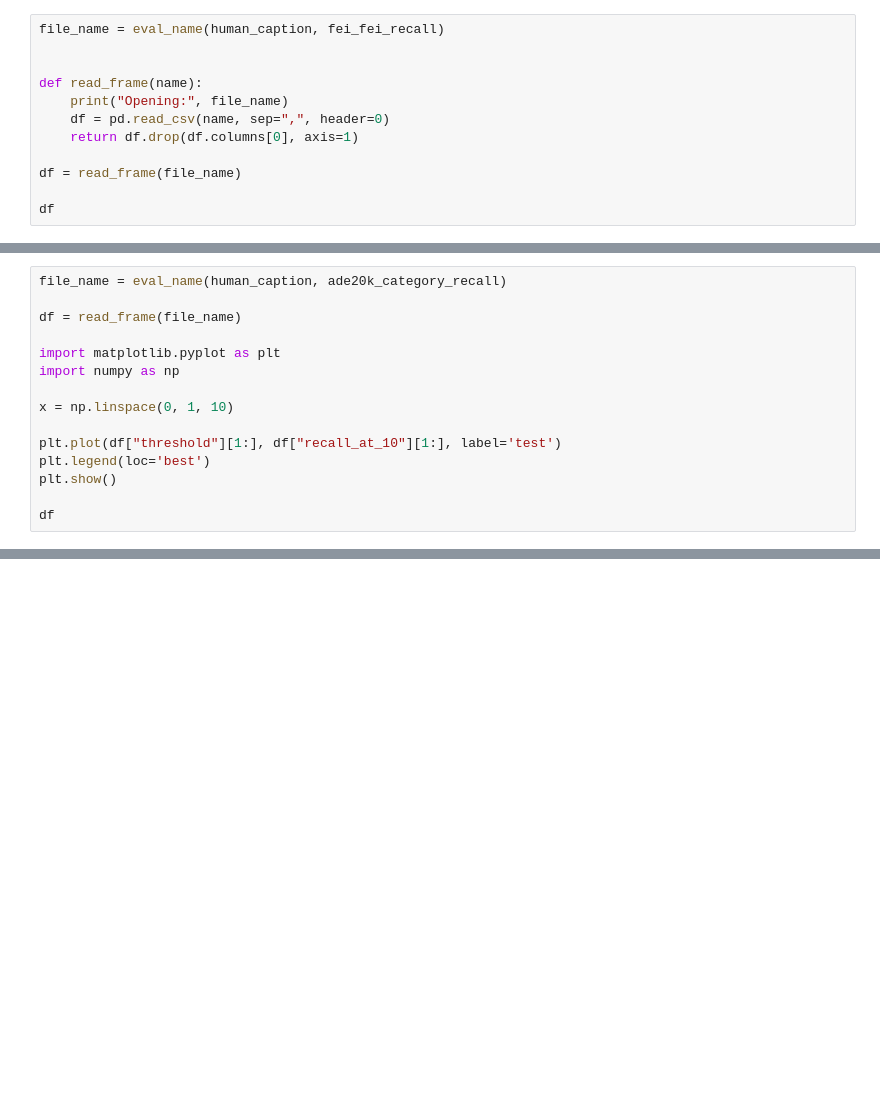
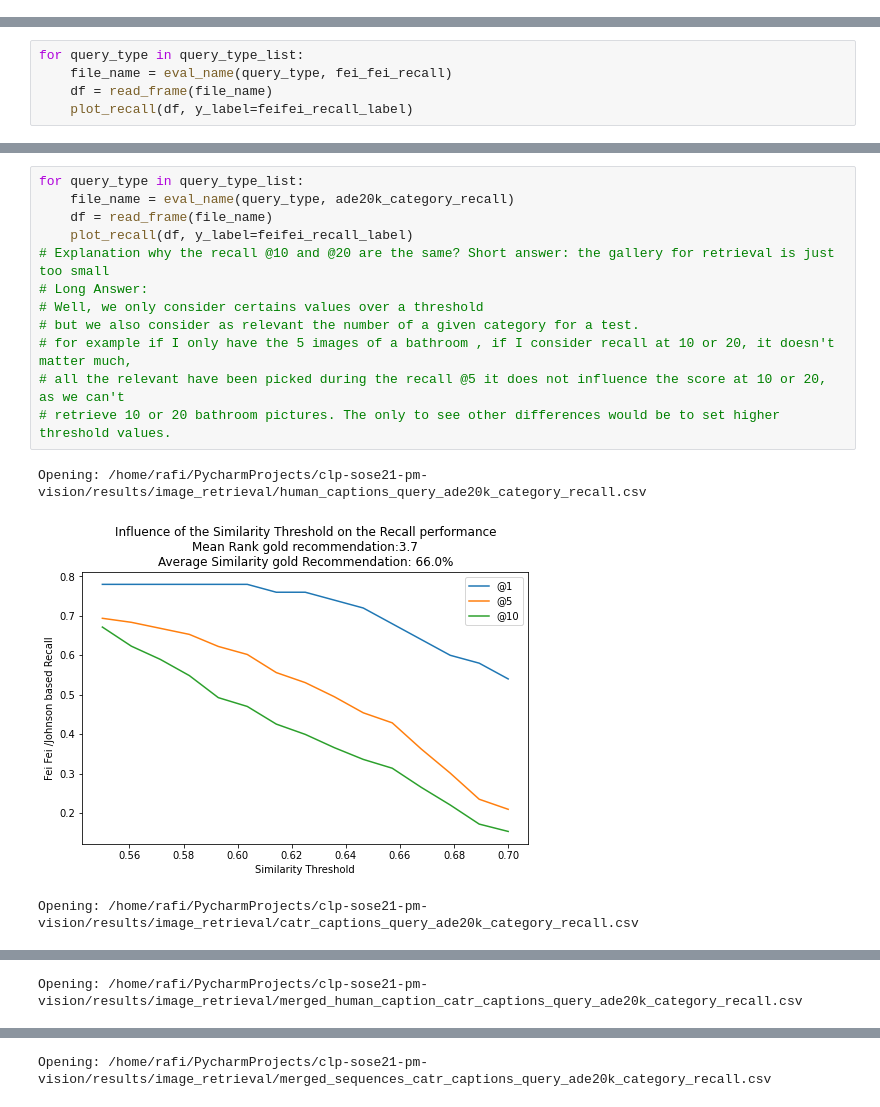
Before and after one commit to compling-potsdam/clp-sose21-pm-vision, a Jupyter notebook: avatar_sgg/notebooks/plot_metrics.ipynb, the cells around one changed output, grey strips where cells are left out. Drawn from its saved outputs; the diff is of its cells as text; blank space fills up the shorter version.

Commit message:
Plot Some Metrics

```diff
--- a/avatar_sgg/notebooks/plot_metrics.ipynb
+++ b/avatar_sgg/notebooks/plot_metrics.ipynb
@@ -27,12 +13,0 @@ ade20k_category_recall = "ade20k_category_recall"
-# %%
-file_name = eval_name(human_caption, fei_fei_recall)
-
-
-def read_frame(name):
-    print("Opening:", file_name)
-    df = pd.read_csv(name, sep=",", header=0)
-    return df.drop(df.columns[0], axis=1)
-
-df = read_frame(file_name)
-
-df
@@ -58,15 +13,0 @@ df
-# %%
-file_name = eval_name(human_caption, ade20k_category_recall)
-
-df = read_frame(file_name)
-
-import matplotlib.pyplot as plt
-import numpy as np
-
-x = np.linspace(0, 1, 10)
-
-plt.plot(df["threshold"][1:], df["recall_at_10"][1:], label='test')
-plt.legend(loc='best')
-plt.show()
-
-df
@@ -91,0 +52,5 @@ df
+# %%
+for query_type in query_type_list:
+    file_name = eval_name(query_type, fei_fei_recall)
+    df = read_frame(file_name)
+    plot_recall(df, y_label=feifei_recall_label)
@@ -91,0 +66,16 @@ df
+# %%
+for query_type in query_type_list:
+    file_name = eval_name(query_type, ade20k_category_recall)
+    df = read_frame(file_name)
+    plot_recall(df, y_label=feifei_recall_label)
+# Explanation why the recall @10 and @20 are the same? Short answer: the gallery for retrieval is just too small
+# Long Answer:
+# Well, we only consider certains values over a threshold
+# but we also consider as relevant the number of a given category for a test.
+# for example if I only have the 5 images of a bathroom , if I consider recall at 10 or 20, it doesn't matter much,
+# all the relevant have been picked during the recall @5 it does not influence the score at 10 or 20, as we can't
+# retrieve 10 or 20 bathroom pictures. The only to see other differences would be to set higher threshold values.
+# %% [output]
+Opening: /home/rafi/PycharmProjects/clp-sose21-pm-vision/results/image_retrieval/human_captions_query_ade20k_category_recall.csv
+[figure, added]
+Opening: /home/rafi/PycharmProjects/clp-sose21-pm-vision/results/image_retrieval/catr_captions_query_ade20k_category_recall.csv
@@ -91,0 +83 @@ df
+Opening: /home/rafi/PycharmProjects/clp-sose21-pm-vision/results/image_retrieval/merged_human_caption_catr_captions_query_ade20k_category_recall.csv
@@ -91,0 +85 @@ df
+Opening: /home/rafi/PycharmProjects/clp-sose21-pm-vision/results/image_retrieval/merged_sequences_catr_captions_query_ade20k_category_recall.csv
```
Also changed, not shown: parts of 8 cells of this notebook.
